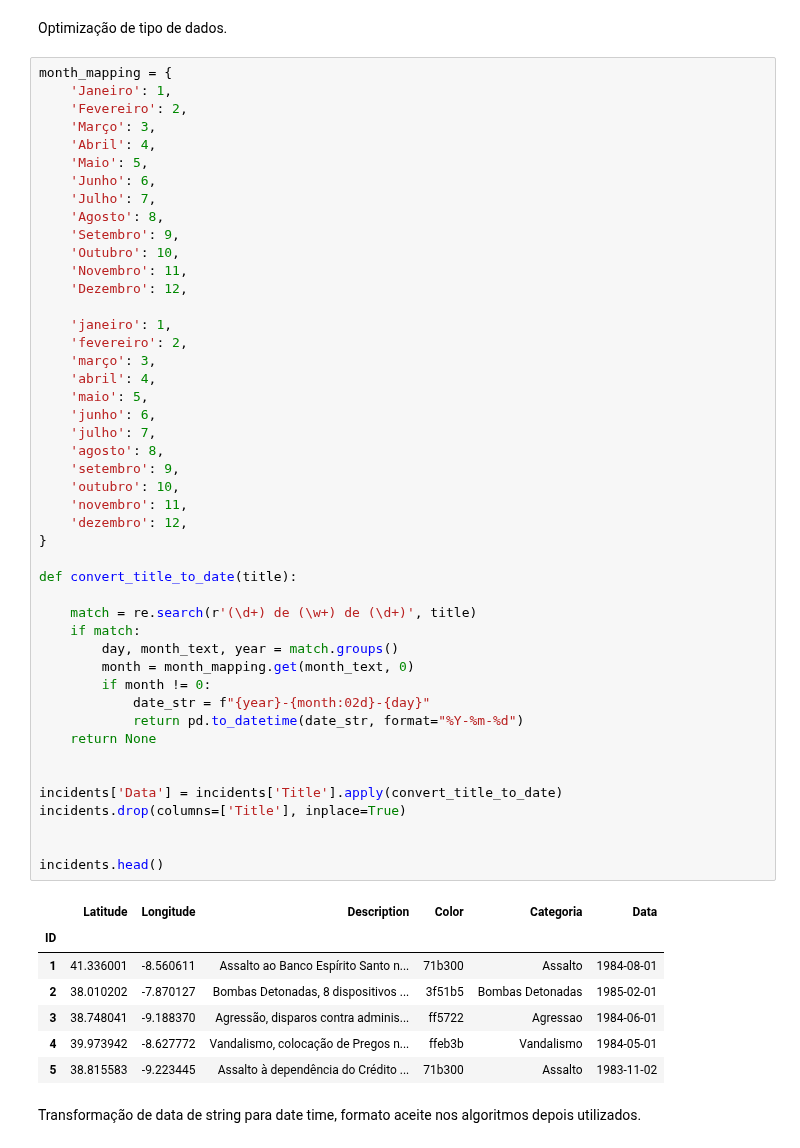
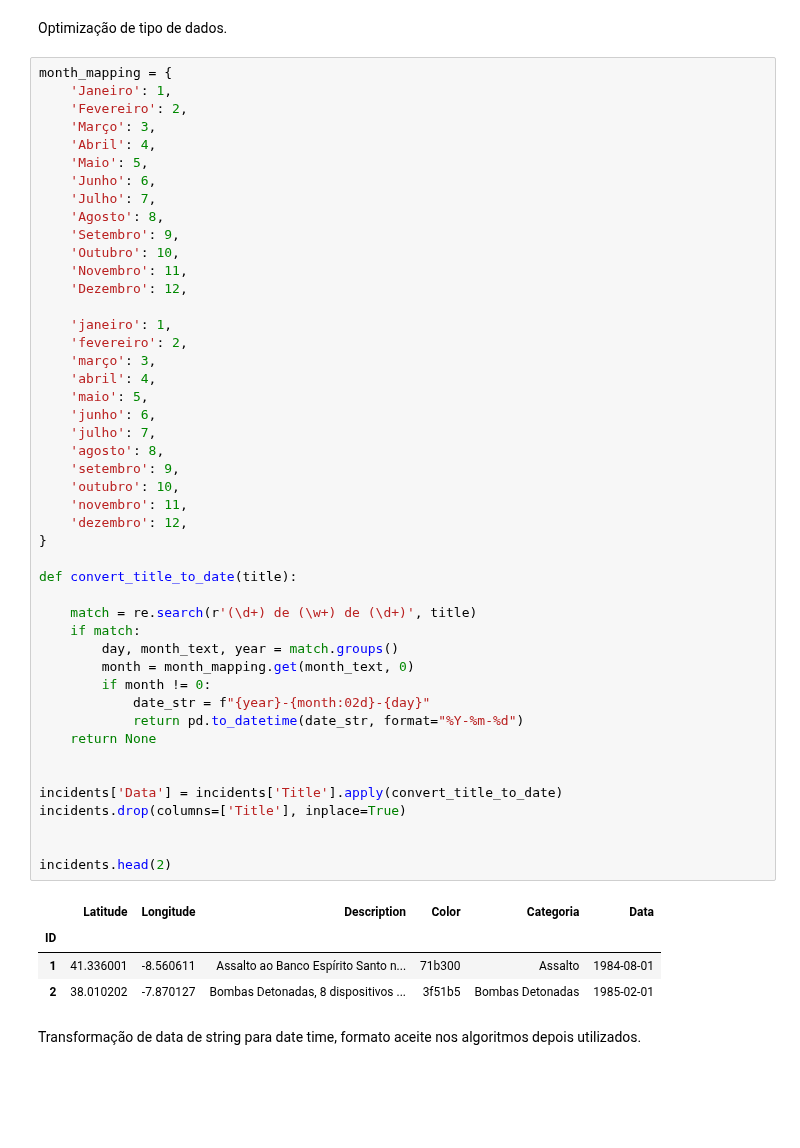
Before and after one commit to kikobatistaa/GEOFP25, a Jupyter notebook: main.ipynb, the cells around one changed output. Drawn from its saved outputs; the diff is of its cells as text; blank space fills up the shorter version.

```diff
--- a/main.ipynb
+++ b/main.ipynb
@@ -167,37 +163,34 @@ month_mapping = {
     'junho': 6,
     'julho': 7,
     'agosto': 8,
     'setembro': 9,
     'outubro': 10,
     'novembro': 11,
     'dezembro': 12,
 }
 
 def convert_title_to_date(title):
 
     match = re.search(r'(\d+) de (\w+) de (\d+)', title)
     if match:
         day, month_text, year = match.groups()
         month = month_mapping.get(month_text, 0)
         if month != 0:
             date_str = f"{year}-{month:02d}-{day}"
             return pd.to_datetime(date_str, format="%Y-%m-%d")
     return None
 
 
 incidents['Data'] = incidents['Title'].apply(convert_title_to_date)
 incidents.drop(columns=['Title'], inplace=True)
 
 
-incidents.head()
+incidents.head(2)
 # %% [output]
 |  | Latitude | Longitude | Description | Color | Categoria | Data |
 | ID |  |  |  |  |  |  |
 | 1 | 41.336001 | -8.560611 | Assalto ao Banco Espírito Santo n... | 71b300 | Assalto | 1984-08-01 |
 | 2 | 38.010202 | -7.870127 | Bombas Detonadas, 8 dispositivos ... | 3f51b5 | Bombas Detonadas | 1985-02-01 |
-| 3 | 38.748041 | -9.188370 | Agressão, disparos contra adminis... | ff5722 | Agressao | 1984-06-01 |
-| 4 | 39.973942 | -8.627772 | Vandalismo, colocação de Pregos n... | ffeb3b | Vandalismo | 1984-05-01 |
-| 5 | 38.815583 | -9.223445 | Assalto à dependência do Crédito ... | 71b300 | Assalto | 1983-11-02 |
 # %% [markdown]
 Transformação de data de string para date time, formato aceite nos algoritmos depois utilizados.
 # %%
```
Also changed, not shown: parts of 2 cells of this notebook, 1 other file.
